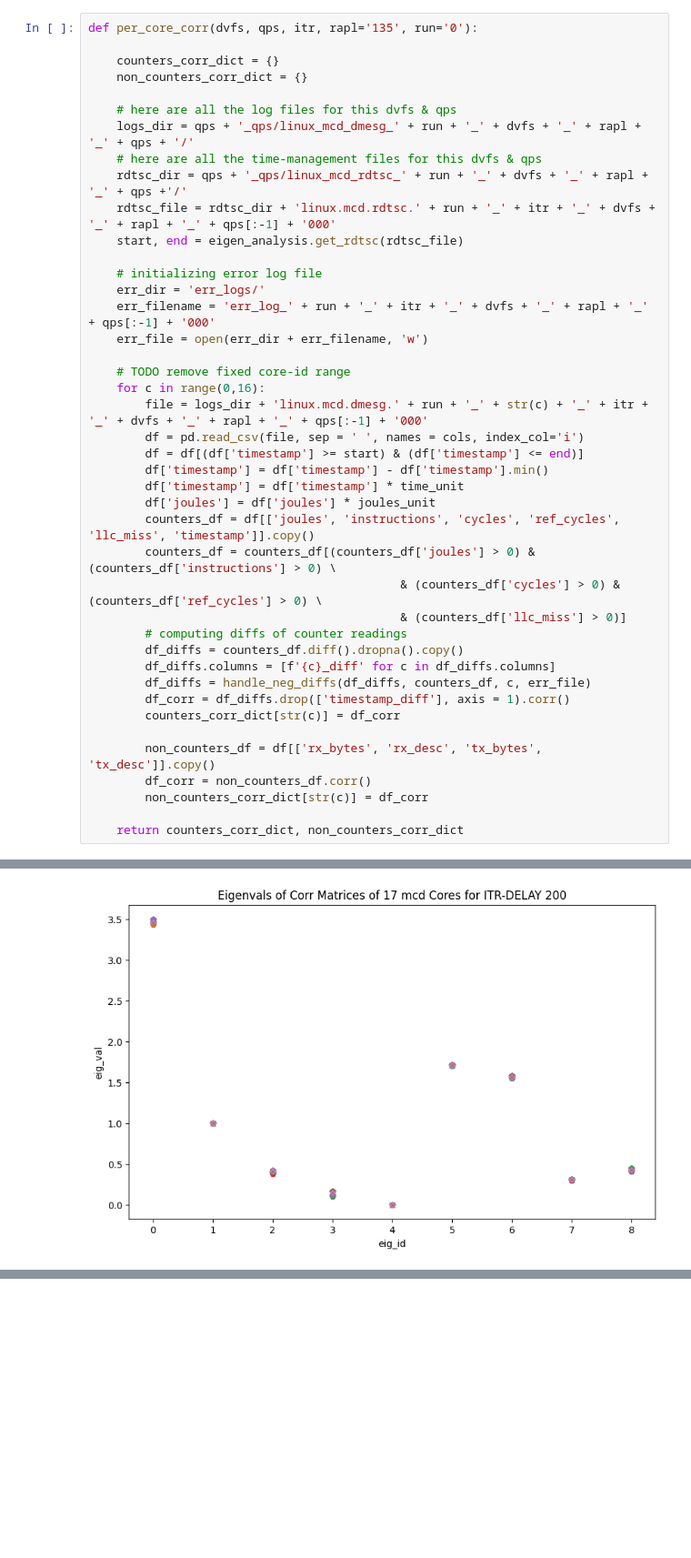
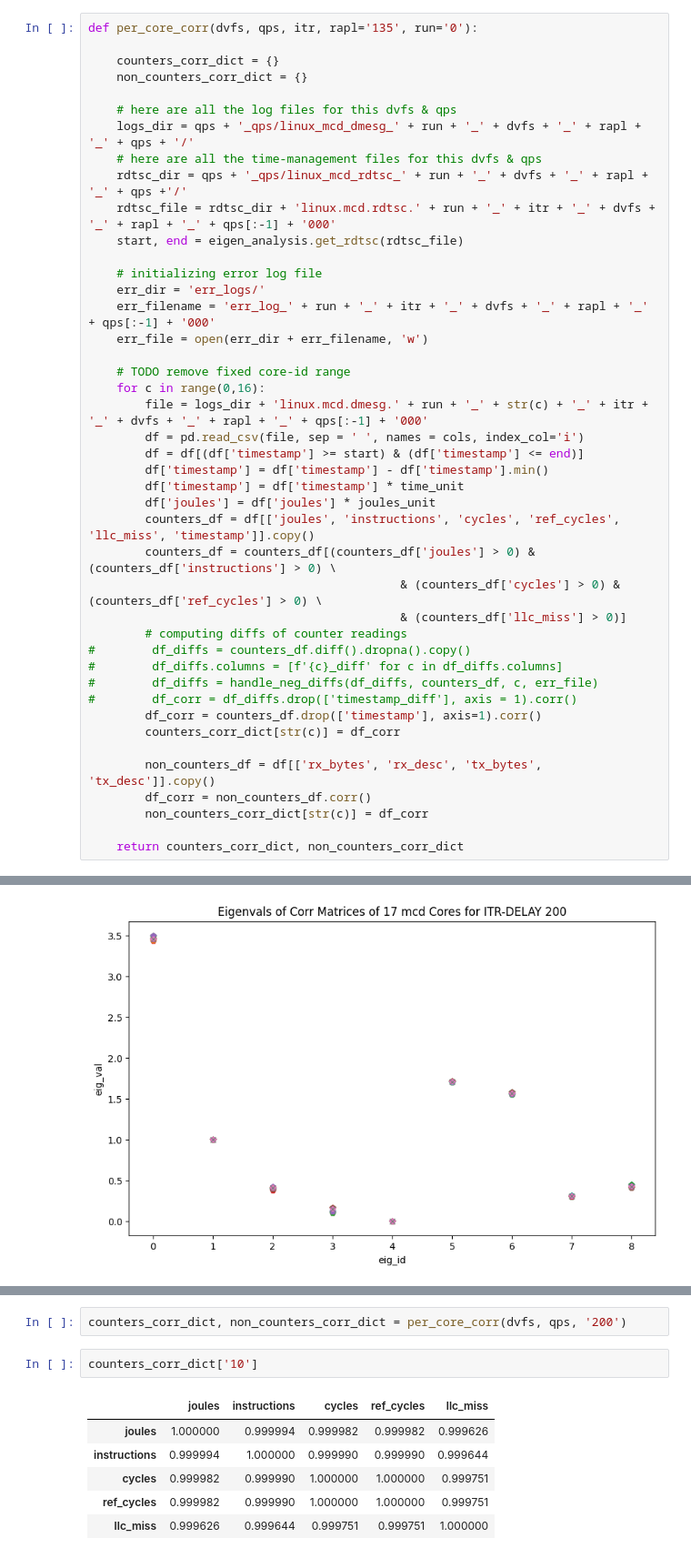
Before and after one commit to awadyn/network_exec_energy_study, a Jupyter notebook: full_logs/Merging of Millisecond-level and Microsecond-level Per-Core Logs.ipynb, the cells around one changed output, grey strips where cells are left out. Shown at 91% size. Saved outputs shown, nothing was run; the diff lists cells and outputs as text; blank space fills up the shorter version.

```diff
--- a/full_logs/Merging of Millisecond-level and Microsecond-level Per-Core Logs.ipynb
+++ b/full_logs/Merging of Millisecond-level and Microsecond-level Per-Core Logs.ipynb
@@ -340,10 +344,11 @@ def per_core_corr(dvfs, qps, itr, rapl='135', run='0'):
                                             & (counters_df['cycles'] > 0) & (counters_df['ref_cycles'] > 0) \
                                             & (counters_df['llc_miss'] > 0)]
         # computing diffs of counter readings
-        df_diffs = counters_df.diff().dropna().copy()
-        df_diffs.columns = [f'{c}_diff' for c in df_diffs.columns]
-        df_diffs = handle_neg_diffs(df_diffs, counters_df, c, err_file)
-        df_corr = df_diffs.drop(['timestamp_diff'], axis = 1).corr()
+#        df_diffs = counters_df.diff().dropna().copy()
+#        df_diffs.columns = [f'{c}_diff' for c in df_diffs.columns]
+#        df_diffs = handle_neg_diffs(df_diffs, counters_df, c, err_file)
+#        df_corr = df_diffs.drop(['timestamp_diff'], axis = 1).corr()
+        df_corr = counters_df.drop(['timestamp'], axis=1).corr()
         counters_corr_dict[str(c)] = df_corr
 
         non_counters_df = df[['rx_bytes', 'rx_desc', 'tx_bytes', 'tx_desc']].copy()
@@ -448,0 +514,11 @@ plot_eig_vals(eig_vals)
+# %%
+counters_corr_dict, non_counters_corr_dict = per_core_corr(dvfs, qps, '200')
+# %%
+counters_corr_dict['10']
+# %% [output]
+|  | joules | instructions | cycles | ref_cycles | llc_miss |
+| joules | 1.000000 | 0.999994 | 0.999982 | 0.999982 | 0.999626 |
+| instructions | 0.999994 | 1.000000 | 0.999990 | 0.999990 | 0.999644 |
+| cycles | 0.999982 | 0.999990 | 1.000000 | 1.000000 | 0.999751 |
+| ref_cycles | 0.999982 | 0.999990 | 1.000000 | 1.000000 | 0.999751 |
+| llc_miss | 0.999626 | 0.999644 | 0.999751 | 0.999751 | 1.000000 |
```
Also changed, not shown: parts of 14 cells of this notebook.
